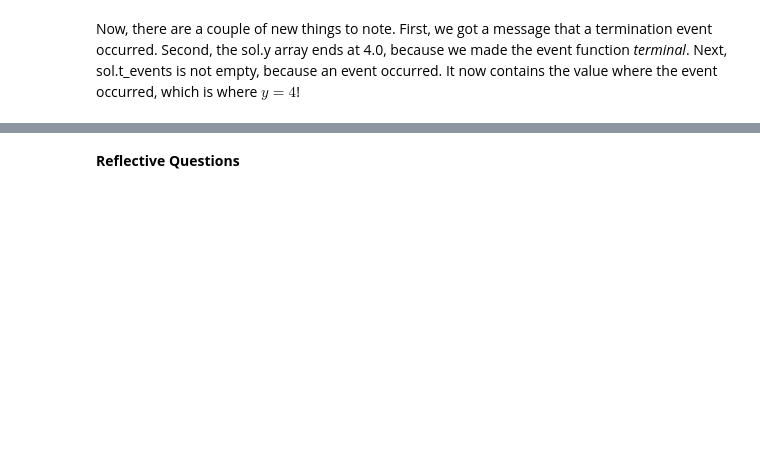
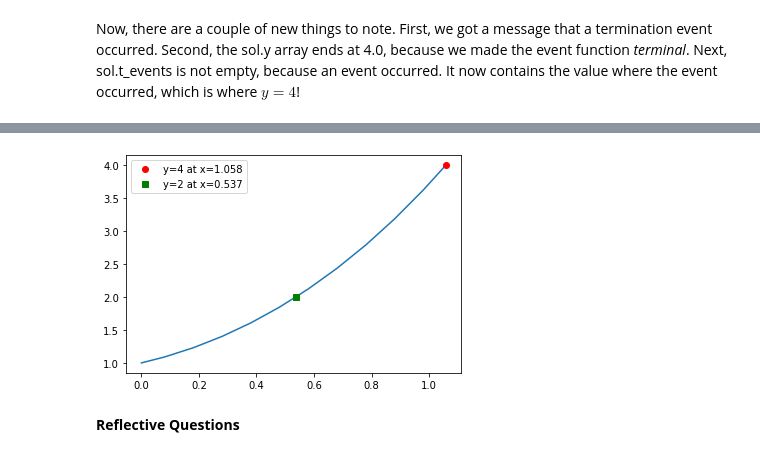
Before and after one commit to Steel-Bank-codespaces/f22-06623, a Jupyter notebook: lectures/03-fode-1/03-fode-1.ipynb, the cells around one changed output, grey strips where cells are left out. Drawn from its saved outputs; the diff is of its cells as text; code cells hidden in the pictures; blank space fills up the shorter version.

```diff
--- a/lectures/03-fode-1/03-fode-1.ipynb
+++ b/lectures/03-fode-1/03-fode-1.ipynb
@@ -412,19 +516,17 @@ X
 # %%
 def event1(x, y):
-    return y[0] - 4
+    return y - 4  # y == 4
 
 
 def event2(x, y):
-    return y[0] - 2
+    return y - 2  # y == 2
 
 
 def event3(x, y):
-    return x - 1.25
+    return x - 1.25  # x == 1.25
 
 
-event1.terminal = False
+event1.terminal = True  # terminate on the first detection of event1
 
-sol = solve_ivp(
-    fun=f, t_span=(x0, 1.5), y0=y0, events=[event1, event2, event3], max_step=0.1
-)
+sol = solve_ivp(fun=f, t_span=(x0, 1.5), y0=y0, events=[event1, event2, event3], max_step=0.1)
 sol
@@ -437,12 +559,11 @@ sol.y_events
 # %%
 plt.plot(sol.t, sol.y[0])
-plt.plot(
-    sol.t_events[0], sol.y_events[0], "ro", label=f"y=4 at x={sol.t_events[0][0]:1.3f}"
-)
-plt.plot(
-    sol.t_events[1], sol.y_events[1], "gs", label=f"y=2 at x={sol.t_events[1][0]:1.3f}"
-)
+plt.plot(sol.t_events[0], sol.y_events[0], "ro", label=f"y=4 at x={sol.t_events[0][0]:1.3f}")
+plt.plot(sol.t_events[1], sol.y_events[1], "gs", label=f"y=2 at x={sol.t_events[1][0]:1.3f}")
+
 plt.legend();
+# %% [output]
+[figure, added]
 # %% [markdown]
 **Reflective Questions**
 # %%
```
Also changed, not shown: parts of 40 cells of this notebook.
